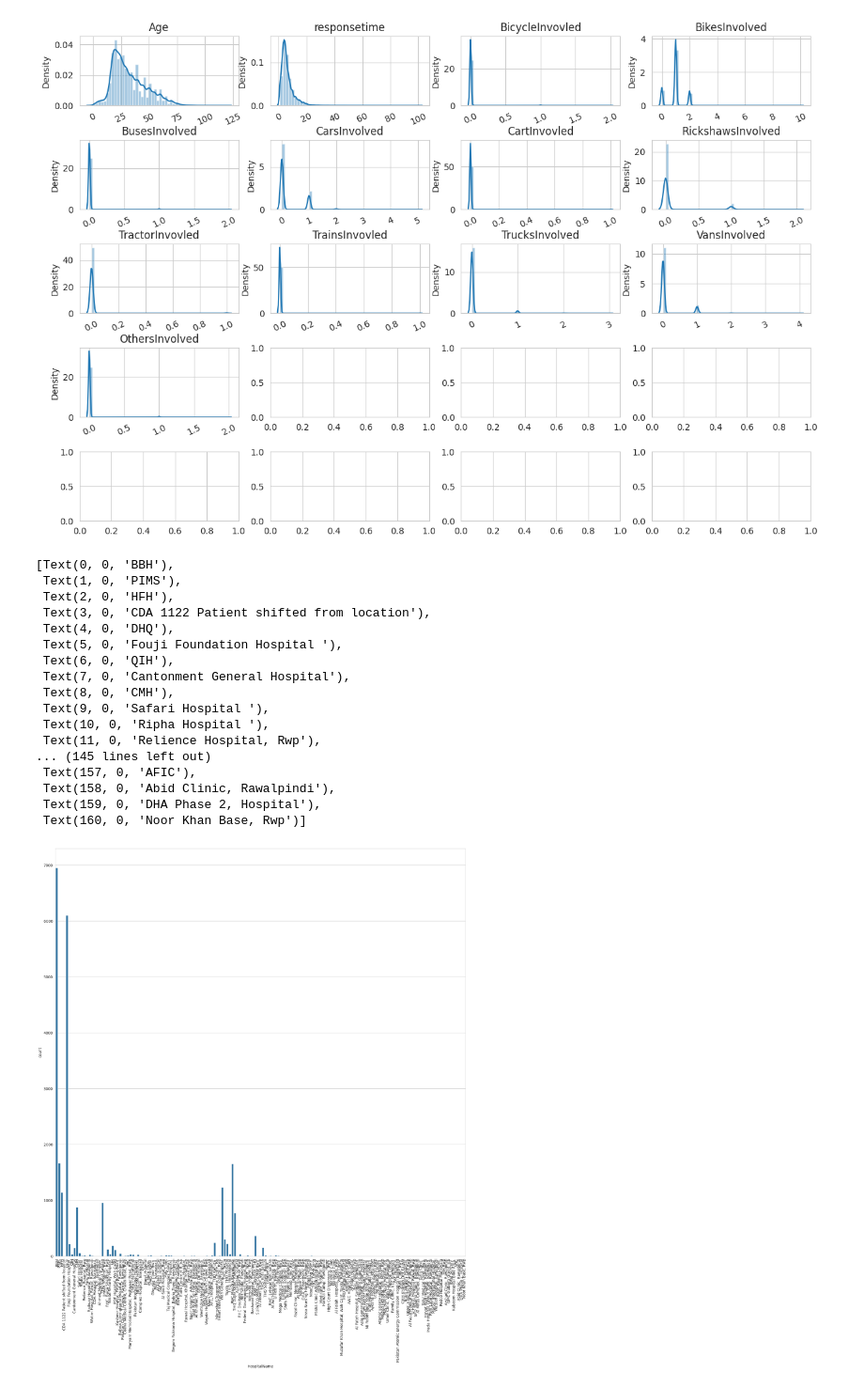
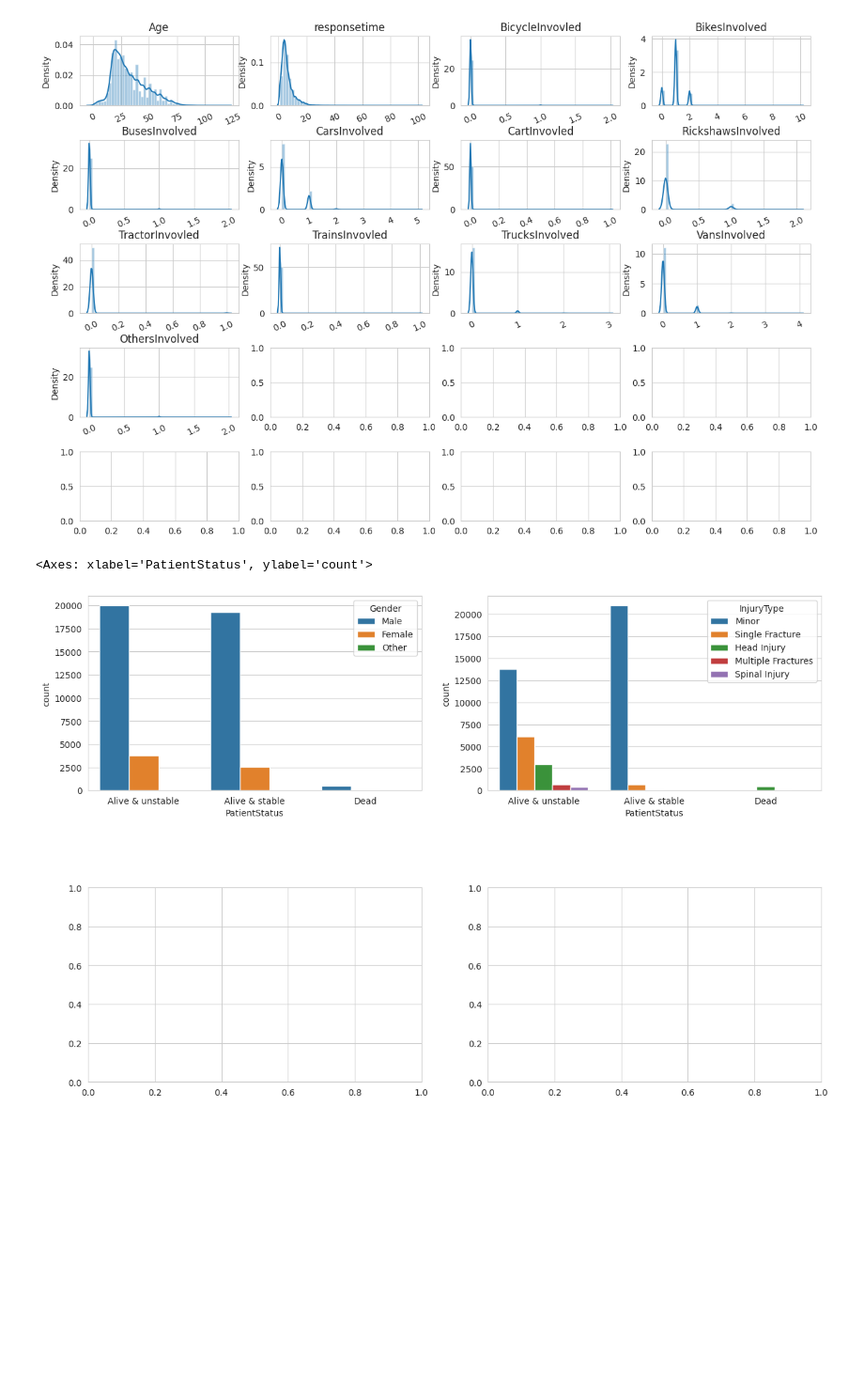
Before and after one commit to Sibgat-Ul/Road_Accidents_Pakistan_Prediction, a Jupyter notebook: rta_dset_445.ipynb, the cells around one changed output. Shown: that part at 94% size. Drawn from its saved outputs; the diff is of its cells as text; code cells hidden in the pictures; blank space fills up the shorter version.

```diff
--- a/rta_dset_445.ipynb
+++ b/rta_dset_445.ipynb
@@ -108,0 +137,2 @@ drop_garbage_rows(rta_dataset, "EducationTitle", 0)
+# %%
+rta_dataset.drop(columns=['HospitalName', 'EcNumber', 'CallTime'], inplace=True)
@@ -108,0 +148,4 @@ drop_garbage_rows(rta_dataset, "EducationTitle", 0)
+# %%
+rta_dataset.drop(index=rta_dataset[rta_dataset["Gender"].isnull()].index, inplace=True)
+rta_dataset.drop(index=rta_dataset[rta_dataset["EmergencyArea"].isnull()].index, inplace=True)
+rta_dataset.drop(index=rta_dataset[rta_dataset["responsetime"].isnull()].index, inplace=True)
@@ -183,26 +254,18 @@ for col in num_cols:
 # %% [output]
 [figure]
 # %%
-plt.figure(figsize=(20, 20))
-plot = sns.countplot(data=rta_dataset, x='HospitalName')
-plot.set_xticklabels(plot.get_xticklabels(), rotation=90)
+fig, axes = plt.subplots(nrows=2, ncols=2, figsize=(15, 10))
+plt.subplots_adjust(hspace=.5)
+
+sns.countplot(data=rta_dataset, x='PatientStatus', hue='Gender', ax=axes[0,0])
+
+sns.countplot(data=rta_dataset, x='PatientStatus', hue='InjuryType', ax=axes[0,1])
+
+# plot3 = sns.countplot(data=rta_dataset, x='CallTime', hue='PatientStatus', ax=axes[1,0])
+# plot3.set_xticklabels(plot3.get_xticklabels(), rotation=80)
+
+# sns.countplot(data=rta_dataset, x='PatientStatus', hue='Gender', ax=axes[1,1])
 # %% [output]
-[Text(0, 0, 'BBH'),
- Text(1, 0, 'PIMS'),
- Text(2, 0, 'HFH'),
- Text(3, 0, 'CDA 1122 Patient shifted from location'),
- Text(4, 0, 'DHQ'),
- Text(5, 0, 'Fouji Foundation Hospital '),
- Text(6, 0, 'QIH'),
- Text(7, 0, 'Cantonment General Hospital'),
- Text(8, 0, 'CMH'),
- Text(9, 0, 'Safari Hospital '),
- Text(10, 0, 'Ripha Hospital '),
- Text(11, 0, 'Relience Hospital, Rwp'),
-... (145 lines left out)
- Text(157, 0, 'AFIC'),
- Text(158, 0, 'Abid Clinic, Rawalpindi'),
- Text(159, 0, 'DHA Phase 2, Hospital'),
- Text(160, 0, 'Noor Khan Base, Rwp')]
+<Axes: xlabel='PatientStatus', ylabel='count'>
-[figure, old version]
+[figure, new version]
 # %%
```
Also changed, not shown: parts of 26 cells of this notebook, 1 other file.
